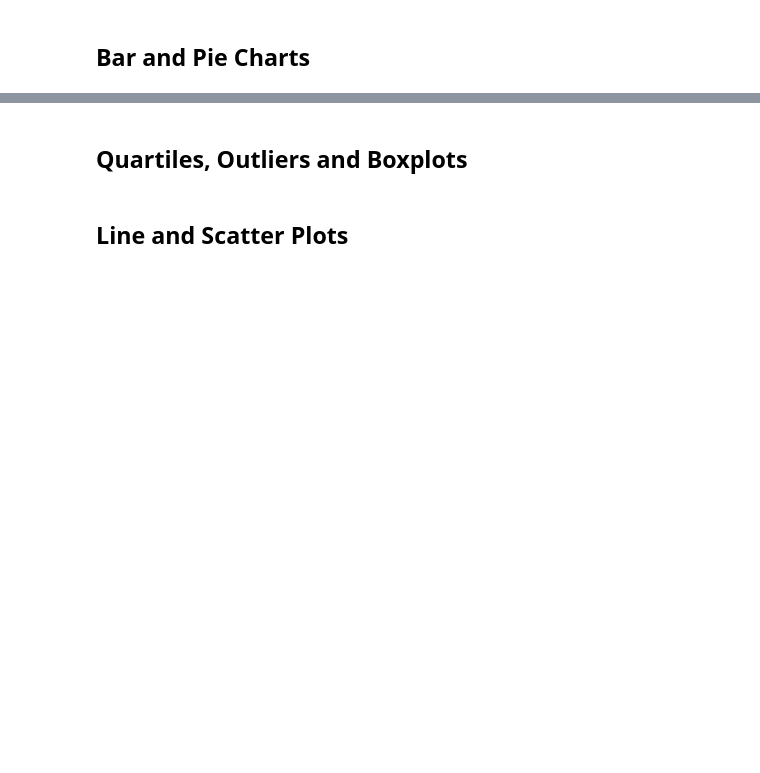
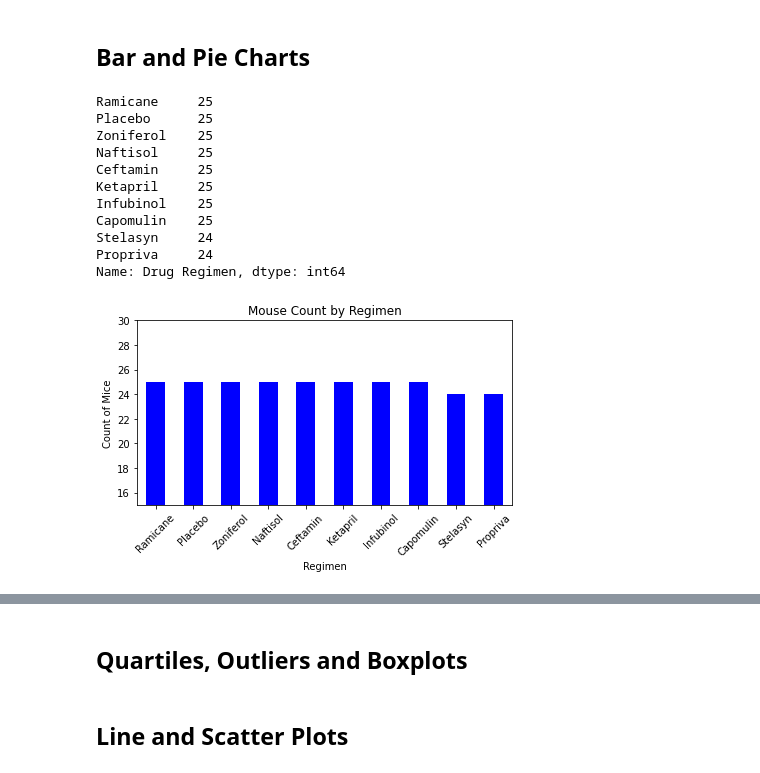
Before and after one commit to Leonardo-Urrutia/matplotlib-challenge, a Jupyter notebook: pymaceuticals.ipynb, the cells around one changed output, grey strips where cells are left out. Drawn from its saved outputs; the diff is of its cells as text; code cells hidden in the pictures; blank space fills up the shorter version.

Commit message:
Completed first two analyses and visualizations

```diff
--- a/pymaceuticals.ipynb
+++ b/pymaceuticals.ipynb
@@ -116,2 +115,27 @@ There are 248 mice in this study
 # %% [markdown]
 ## Bar and Pie Charts
+# %%
+# Generate a bar plot showing the total number of unique mice tested on each drug regimen using pandas.
+uniqueMice_df = cleaned_df.drop_duplicates(subset="Mouse ID", keep="first")
+drugRegimenCount = uniqueMice_df["Drug Regimen"].value_counts()
+#pdMouseCountBar = cleaned_df.plot(x=drugRegimenList y="Drug Regimen" )
+drugRegimenCount.plot(kind="bar", facecolor="blue", rot=45)
+plt.title("Mouse Count by Regimen")
+plt.xlabel("Regimen")
+plt.ylabel("Count of Mice")
+plt.tight_layout()
+plt.ylim(0,30)
+drugRegimenCount
+# %% [output]
+Ramicane     25
+Placebo      25
+Zoniferol    25
+Naftisol     25
+Ceftamin     25
+Ketapril     25
+Infubinol    25
+Capomulin    25
+Stelasyn     24
+Propriva     24
+Name: Drug Regimen, dtype: int64
+[figure, added]
```
Also changed, not shown: parts of 7 cells of this notebook.
